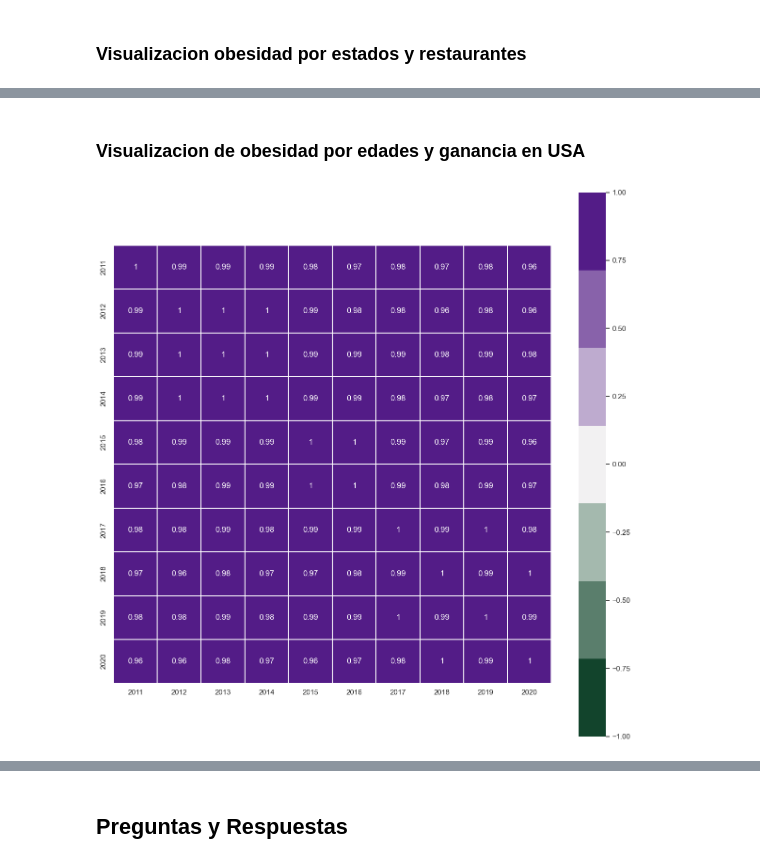
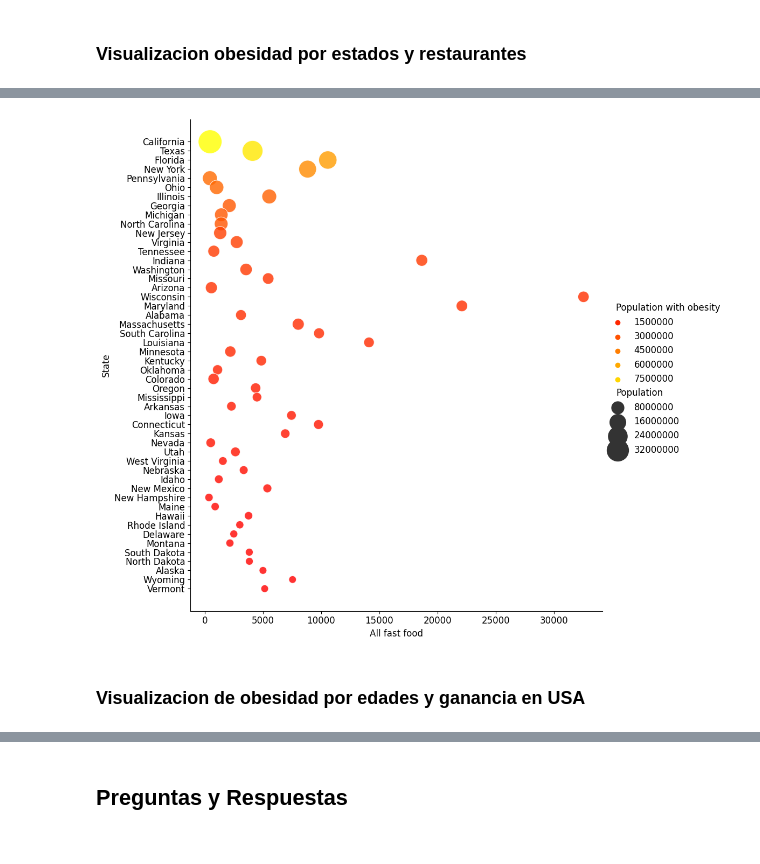
Before and after one commit to NicolasEyzaguirre/EDA-obesidad, a Jupyter notebook: memoria-EDA.ipynb, the cells around one changed output, grey strips where cells are left out. Cells and saved outputs as stored; diff of their text form; code cells hidden in the pictures.

```diff
--- a/memoria-EDA.ipynb
+++ b/memoria-EDA.ipynb
@@ -334,2 +74,6 @@ Index(['State', 'SHAPE_Area', 'Year', 'Adult.Obesity*100', 'Average.Age',
+# %%
+obesidad_estados_restaurantes(Grafica='obesidad-restaurantes')
+# %% [output]
+[figure, added]
 # %% [markdown]
 ### Visualizacion de obesidad por edades y ganancia en USA
@@ -338,11 +79,0 @@ Obesidad_edad=obesidad_edad.set_index('Years')
-# %%
-plt.figure(figsize=(15,15))
-sns.heatmap(Obesidad_edad.corr(),
-            vmin=-1,
-            vmax=1,
-            cmap=sns.diverging_palette(145, 280, s=85, l=25, n=7),
-            square=True,
-            linewidths=.1,
-            annot=True);
-# %% [output]
-[figure, removed]
```
Also changed, not shown: parts of 51 cells of this notebook, 3 other files.
